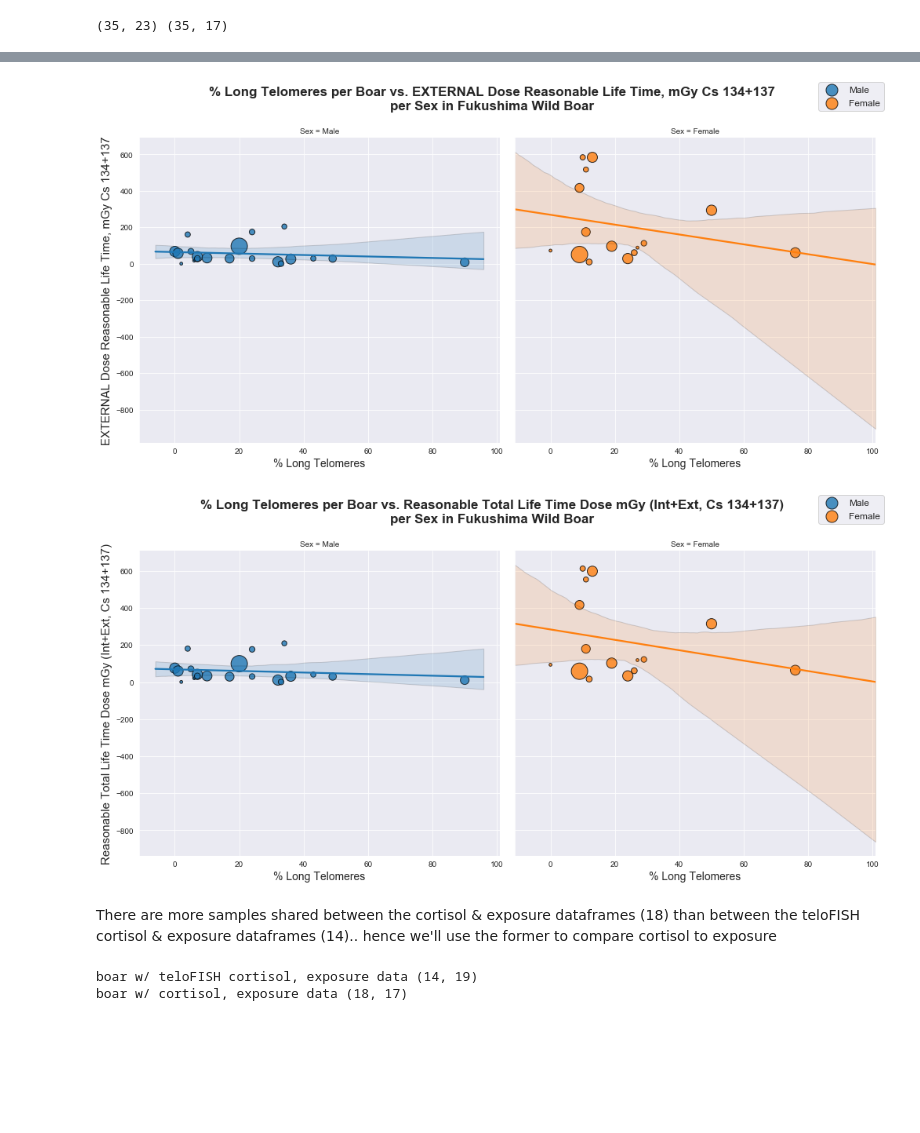
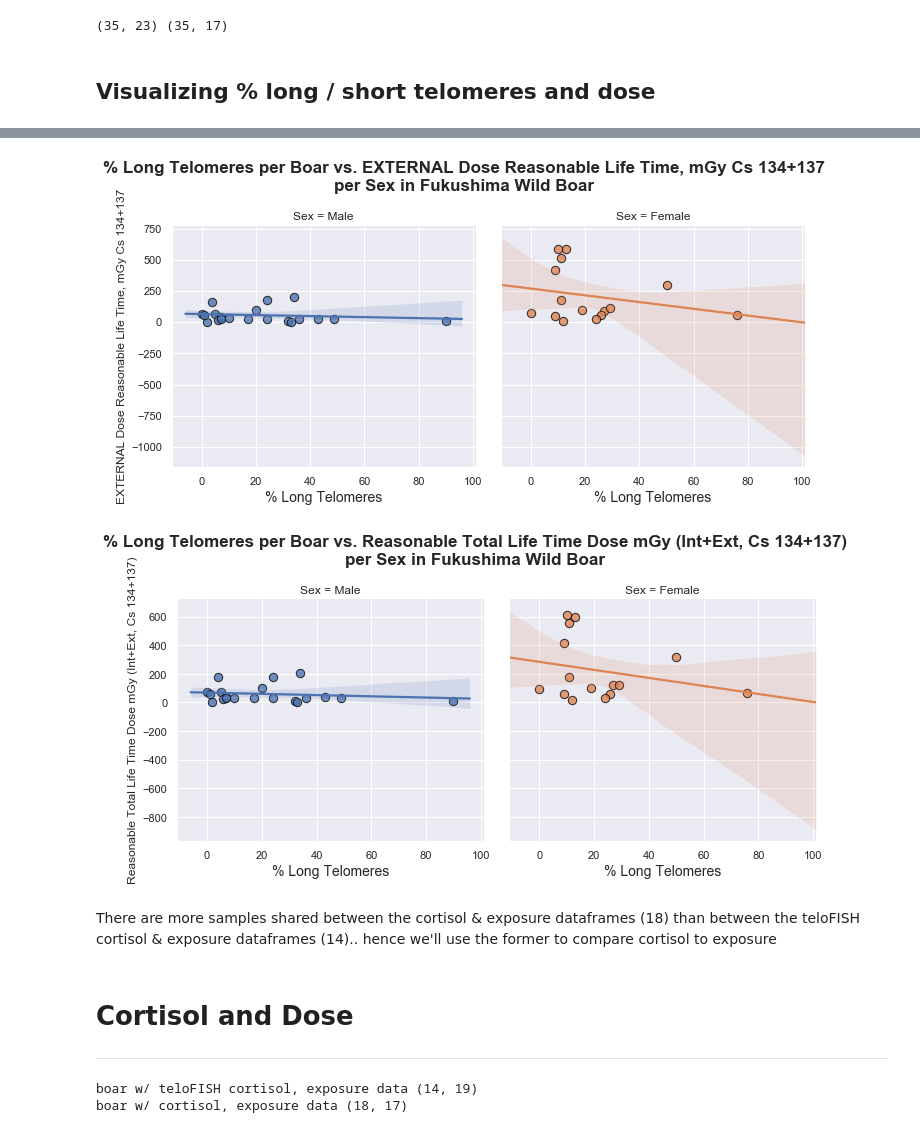
Before and after one commit to Jared-Luxton/Fukushima-Nuclear-Disaster-Humans, a Jupyter notebook: workflow & analyses notebooks/02_Fukushima_Project_Visualization_and_Statistics.ipynb, the cells around one changed output, grey strips where cells are left out. Drawn from its saved outputs; the diff is of its cells as text; code cells hidden in the pictures; blank space fills up the shorter version.

```diff
--- a/workflow & analyses notebooks/02_Fukushima_Project_Visualization_and_Statistics.ipynb
+++ b/workflow & analyses notebooks/02_Fukushima_Project_Visualization_and_Statistics.ipynb
@@ -58 +66,4 @@ place_hold_merge_kelly_teloFISH_exposure_telo_counts = merge_kelly_teloFISH_expo
+# %%
+merge_kelly_teloFISH_exposure['Age (weeks)'] = merge_kelly_teloFISH_exposure['Age (weeks)'].apply(lambda row: f_tm.average_age_weeks(row))
+merge_kelly_teloFISH_exposure['Age (weeks)'] = merge_kelly_teloFISH_exposure['Age (weeks)'].astype('int64')
 # %%
@@ -73,5 +85,4 @@ print(
 # %%
-merge_kelly_teloFISH_exposure.drop(index=34, inplace=True)
 merge_kelly_teloFISH_exposure.replace('none', np.NaN, inplace=True)
 merge_kelly_teloFISH_exposure.dropna(axis=0, inplace=True)
 merge_kelly_teloFISH_exposure.columns
@@ -127,7 +143,10 @@ for y_title in cols_graph_3:
         name_current = y_title
 
     ax=sns.lmplot(x='teloFISH means', y=y_title, hue='Sex', col='Sex', data=merge_kelly_teloFISH_exposure,
-    height=5, aspect=1, scatter_kws={"s": 2* merge_kelly_teloFISH_exposure['Age (weeks)'], "edgecolor":'black'},
+    height=5, aspect=1, scatter_kws={
+                        "s": 70,
+#                         "s": merge_kelly_teloFISH_exposure['Age (weeks)'],
+                        "edgecolor":'black'},
     legend=True, legend_out=True)
 
     fig = ax.fig
@@ -192,5 +214,7 @@ for t_type in telo_types:
 # %%
-merge_kelly_teloFISH_exposure_telo_counts.drop(index=34, inplace=True)
+merge_kelly_teloFISH_exposure_telo_counts['Age (weeks)'] = (merge_kelly_teloFISH_exposure_telo_counts['Age (weeks)']
+                                                            .apply(lambda x: f_tm.average_age_weeks(x)))
+
 merge_kelly_teloFISH_exposure_telo_counts.replace('none', np.NaN, inplace=True)
 merge_kelly_teloFISH_exposure_telo_counts.dropna(axis=0, inplace=True)
 
@@ -203,6 +227,8 @@ print(merge_kelly_teloFISH_exposure_telo_counts.shape,
      merge_kelly_teloFISH_exposure.shape)
 # %% [output]
 (35, 23) (35, 17)
+# %% [markdown]
+## Visualizing % long / short telomeres and dose
 # %%
 for y_title in cols_graph_3:
 
@@ -212,16 +238,17 @@ for y_title in cols_graph_3:
         name_current = y_title
 
     ax=sns.lmplot(x='% long telomeres', y=y_title, hue='Sex', col='Sex', data=merge_kelly_teloFISH_exposure_telo_counts,
-    height=7, aspect=1,
-                  scatter_kws={"s": 2* merge_kelly_teloFISH_exposure_telo_counts['Age (weeks)'], "edgecolor":'black'})
+    height=5, aspect=1,
+                  scatter_kws={
+                      "s": 70,
+                      "edgecolor":'black'})
 
     fig = ax.fig
 
     fig.suptitle(f'% Long Telomeres per Boar vs. {y_title}\nper Sex in Fukushima Wild Boar', fontsize=17, weight='bold')
     ax.set_xlabels('% Long Telomeres', fontsize=14)
-    ax.set_ylabels(y_title, fontsize=15)
-    plt.subplots_adjust(top=0.85)
-    fig.legend(fontsize='large')
+    ax.set_ylabels(y_title, fontsize=12)
+    plt.subplots_adjust(top=0.8)
 
     ax.savefig(f"../graphs/short and long telos vs {name_current}.png")
 # %% [output]
@@ -229,7 +256,10 @@ for y_title in cols_graph_3:
-[figure, old version]
+[figure, new version]
-[figure, old version]
+[figure, new version]
 # %% [markdown]
 There are more samples shared between the cortisol & exposure dataframes (18) than between the teloFISH cortisol & exposure dataframes (14).. hence we'll use the former to compare cortisol to exposure
+# %% [markdown]
+# Cortisol and Dose
+---
 # %%
 merge_kelly_teloFISH_cortisol_exposure = merge_kelly_teloFISH_exposure.merge(prep_boar_cortisol_df, on=['Sample ID'])
 print('boar w/ teloFISH cortisol, exposure data', merge_kelly_teloFISH_cortisol_exposure.shape)
```
Also changed, not shown: parts of 54 cells of this notebook, 2 other files.
